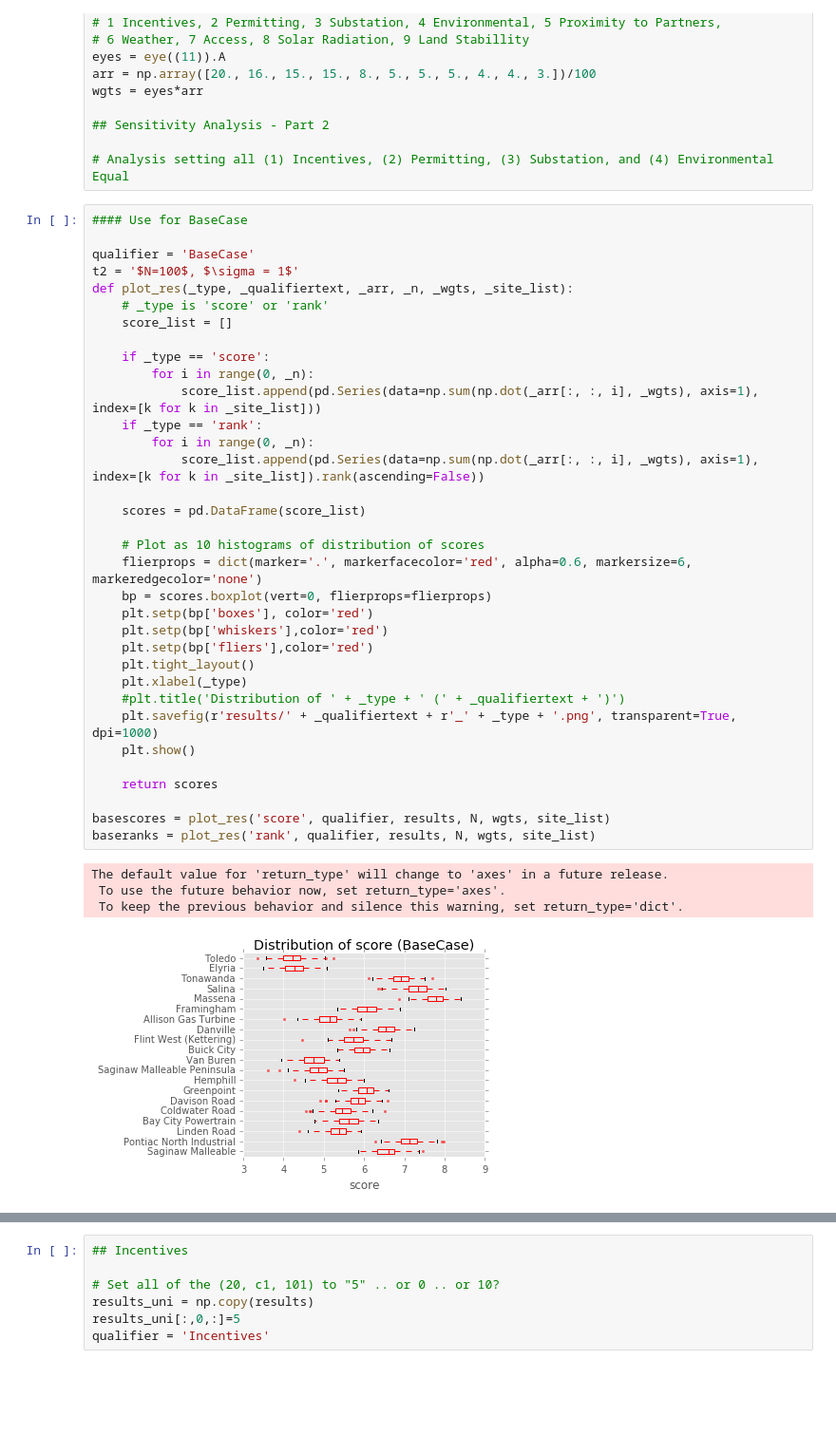
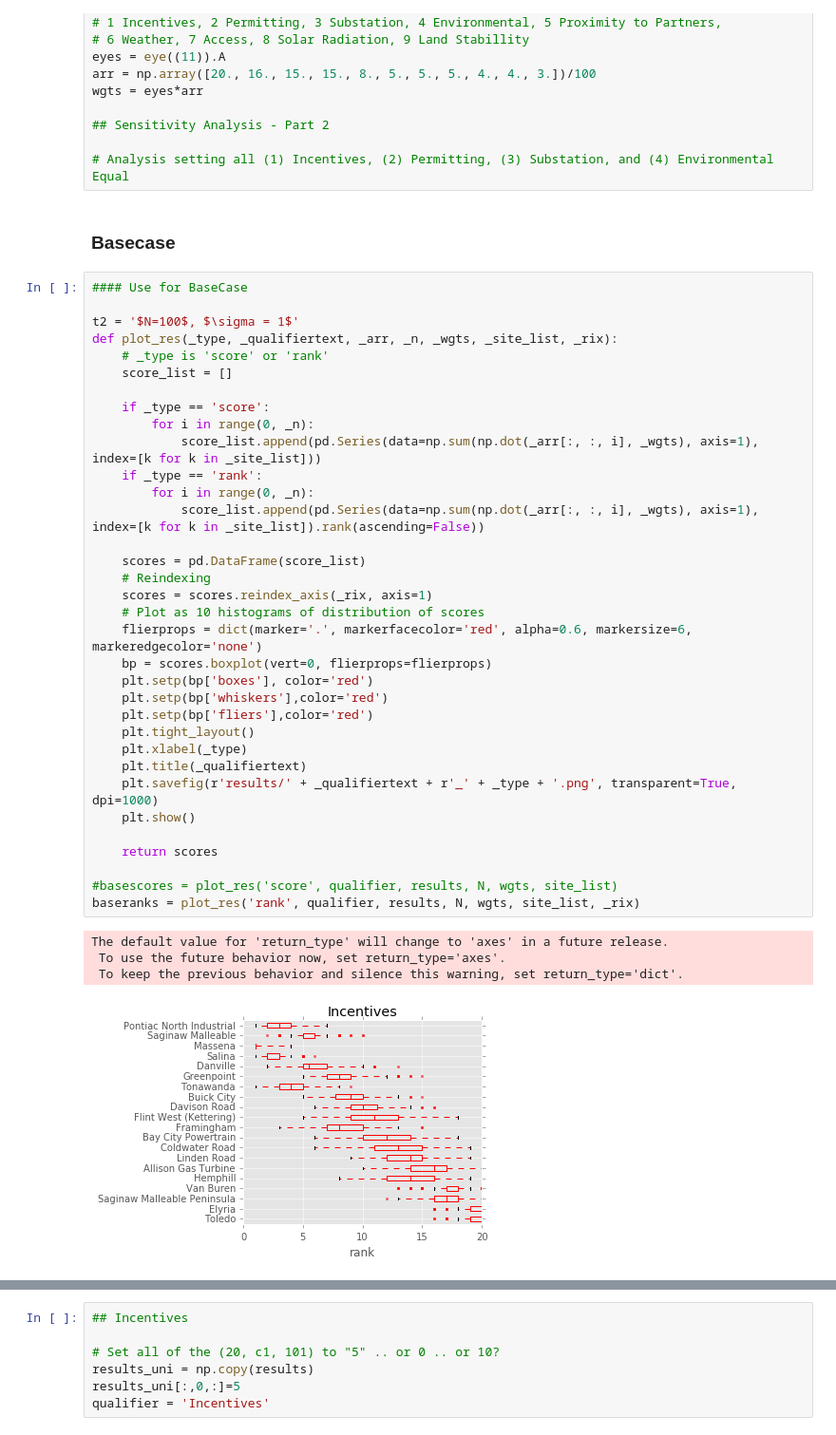
Before and after one commit to smaroukis/site-analysis, a Jupyter notebook: Sensitivity-Analysis-Part-2.ipynb, the cells around one changed output, grey strips where cells are left out. Shown at 95% size. Saved outputs shown, nothing was run; the diff lists cells and outputs as text; blank space fills up the shorter version.

```diff
--- a/Sensitivity-Analysis-Part-2.ipynb
+++ b/Sensitivity-Analysis-Part-2.ipynb
@@ -30,42 +30,44 @@ wgts = eyes*arr
 ## Sensitivity Analysis - Part 2
 
 # Analysis setting all (1) Incentives, (2) Permitting, (3) Substation, and (4) Environmental Equal
+# %% [markdown]
+### Basecase
 # %%
 #### Use for BaseCase
 
-qualifier = 'BaseCase'
 t2 = '$N=100$, $\sigma = 1$'
-def plot_res(_type, _qualifiertext, _arr, _n, _wgts, _site_list):
+def plot_res(_type, _qualifiertext, _arr, _n, _wgts, _site_list, _rix):
     # _type is 'score' or 'rank'
     score_list = []
 
     if _type == 'score':
         for i in range(0, _n):
             score_list.append(pd.Series(data=np.sum(np.dot(_arr[:, :, i], _wgts), axis=1), index=[k for k in _site_list]))
     if _type == 'rank':
         for i in range(0, _n):
             score_list.append(pd.Series(data=np.sum(np.dot(_arr[:, :, i], _wgts), axis=1), index=[k for k in _site_list]).rank(ascending=False))
 
     scores = pd.DataFrame(score_list)
-
+    # Reindexing
+    scores = scores.reindex_axis(_rix, axis=1)
     # Plot as 10 histograms of distribution of scores
     flierprops = dict(marker='.', markerfacecolor='red', alpha=0.6, markersize=6, markeredgecolor='none')
     bp = scores.boxplot(vert=0, flierprops=flierprops)
     plt.setp(bp['boxes'], color='red')
     plt.setp(bp['whiskers'],color='red')
     plt.setp(bp['fliers'],color='red')
     plt.tight_layout()
     plt.xlabel(_type)
-    #plt.title('Distribution of ' + _type + ' (' + _qualifiertext + ')')
+    plt.title(_qualifiertext)
     plt.savefig(r'results/' + _qualifiertext + r'_' + _type + '.png', transparent=True, dpi=1000)
     plt.show()
 
     return scores
 
-basescores = plot_res('score', qualifier, results, N, wgts, site_list)
-baseranks = plot_res('rank', qualifier, results, N, wgts, site_list)
+#basescores = plot_res('score', qualifier, results, N, wgts, site_list)
+baseranks = plot_res('rank', qualifier, results, N, wgts, site_list, _rix)
 # %% [output]
 The default value for 'return_type' will change to 'axes' in a future release.
  To use the future behavior now, set return_type='axes'.
  To keep the previous behavior and silence this warning, set return_type='dict'.
-[figure, old version]
+[figure, new version]
```
Also changed, not shown: parts of 11 cells of this notebook.
